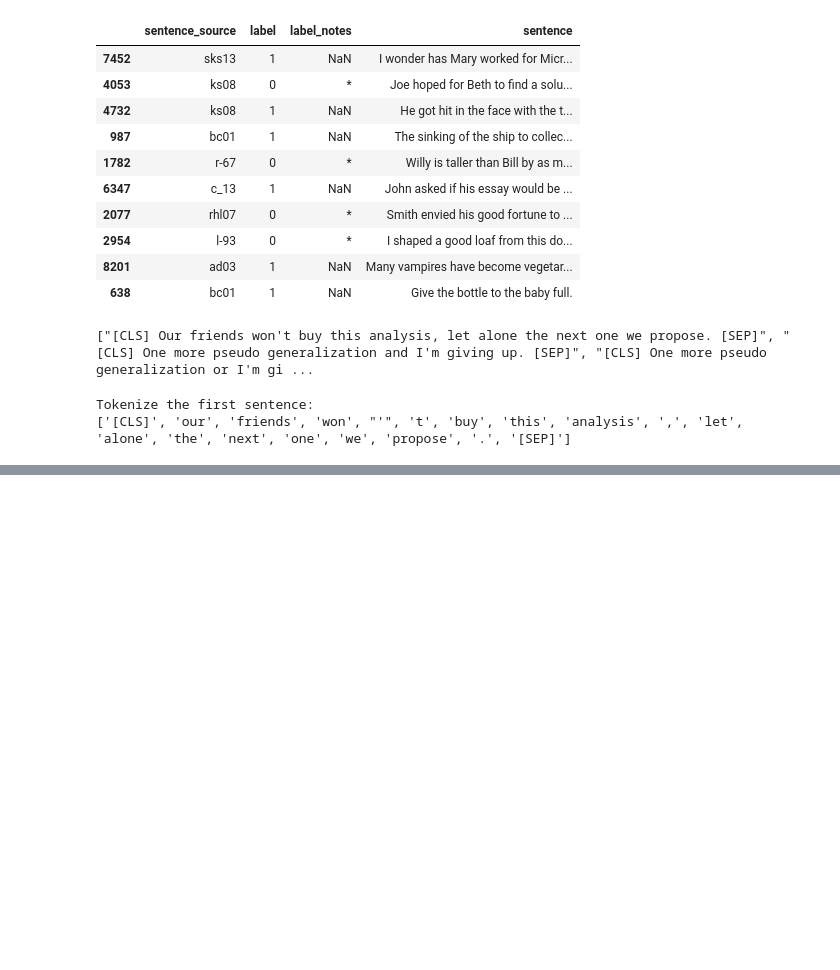
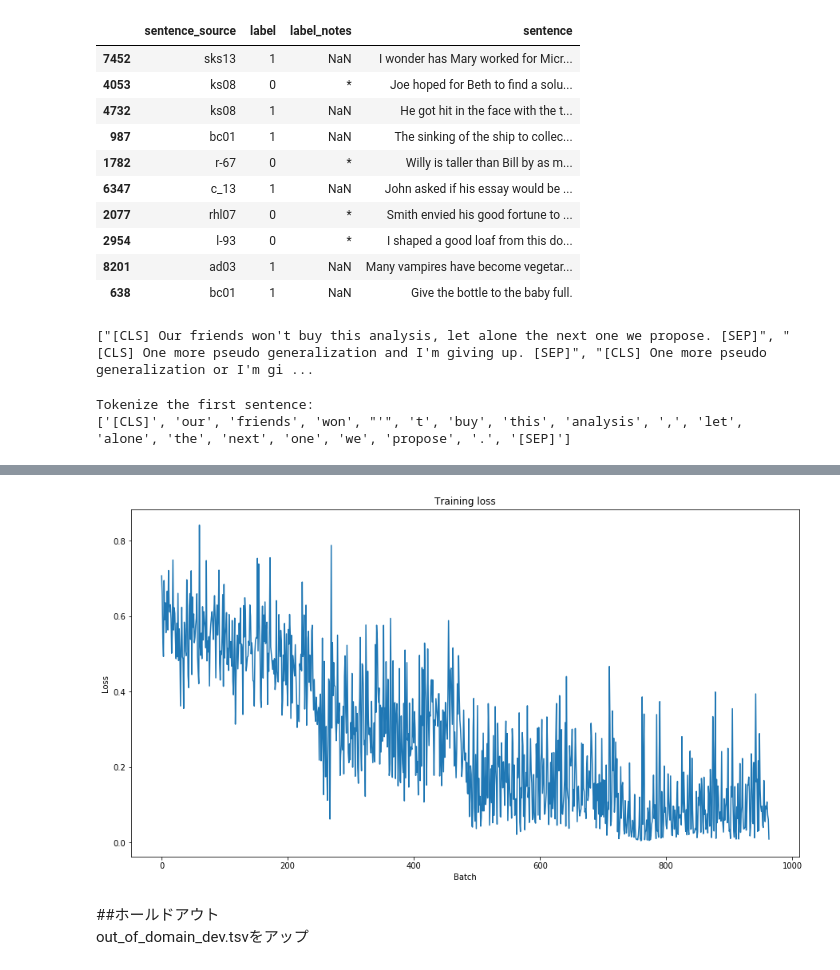
Before and after one commit to okd-hkd/nlp_snipets, a Jupyter notebook: BERT_for_Binary_Text_Classification.ipynb, the cells around one changed output, grey strips where cells are left out. Cells and saved outputs as stored; diff of their text form; code cells hidden in the pictures; blank space fills up the shorter version.

```diff
--- a/BERT_for_Binary_Text_Classification.ipynb
+++ b/BERT_for_Binary_Text_Classification.ipynb
@@ -108,0 +178,7 @@ Tokenize the first sentence:
+# %%
+# Load BertForSequenceClassification, the pretrained BERT model with a single linear classification layer on top.
+
+
+# “bert-base-uncased” means the version that has only lowercase letters
+model = BertForSequenceClassification.from_pretrained("bert-base-uncased", num_labels=2)
+model.cuda()
@@ -108,0 +209,14 @@ Tokenize the first sentence:
+# %%
+param_optimizer = list(model.named_parameters())
+no_decay = ['bias', 'gamma', 'beta']
+optimizer_grouped_parameters = [
+    {'params': [p for n, p in param_optimizer if not any(nd in n for nd in no_decay)],
+     'weight_decay_rate': 0.01},
+    {'params': [p for n, p in param_optimizer if any(nd in n for nd in no_decay)],
+     'weight_decay_rate': 0.0}
+]
+# %%
+# This variable contains all of the hyperparemeter information our training loop needs
+optimizer = BertAdam(optimizer_grouped_parameters,
+                     lr=2e-5,
+                     warmup=.1)
@@ -108,0 +225,6 @@ Tokenize the first sentence:
+# %%
+# Function to calculate the accuracy of our predictions vs labels
+def flat_accuracy(preds, labels):
+    pred_flat = np.argmax(preds, axis=1).flatten()
+    labels_flat = labels.flatten()
+    return np.sum(pred_flat == labels_flat) / len(labels_flat)
@@ -108,0 +309,15 @@ Tokenize the first sentence:
+# %%
+#Training Evaluation
+#Let’s take a look at our training loss over all batches:
+
+plt.figure(figsize=(15,8))
+plt.title("Training loss")
+plt.xlabel("Batch")
+plt.ylabel("Loss")
+plt.plot(train_loss_set)
+plt.show()
+# %% [output]
+[figure, added]
+# %% [markdown]
+##ホールドアウト
+out_of_domain_dev.tsvをアップ
```
Also changed, not shown: parts of 21 cells of this notebook.
